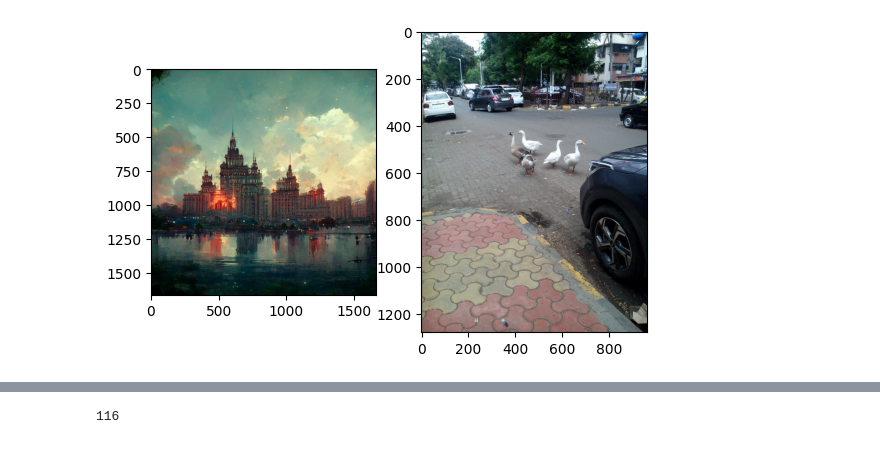
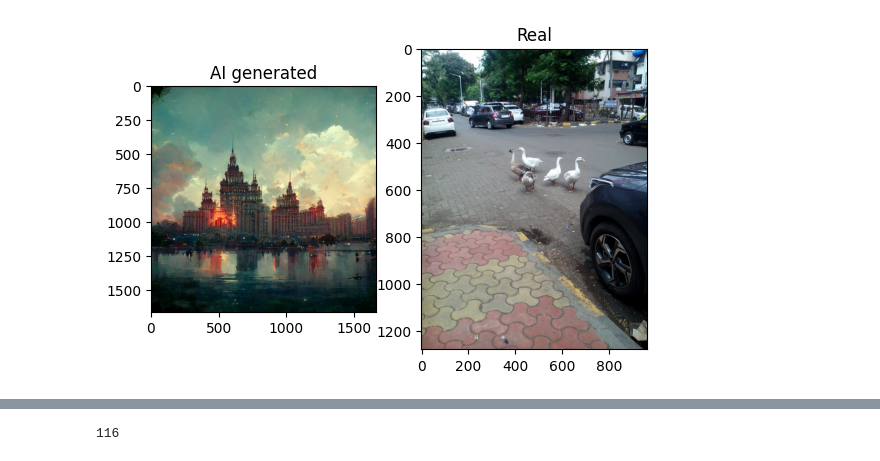
Before and after one commit to hridayK/Detection-of-AI-generated-images, a Jupyter notebook: original_method.ipynb, the cells around one changed output, grey strips where cells are left out. Cells and saved outputs as stored; diff of their text form; code cells hidden in the pictures.

```diff
--- a/original_method.ipynb
+++ b/original_method.ipynb
@@ -13,10 +13,12 @@ from PIL import Image
 # %%
 img1 = Image.open('./test_imgs/fake.png')
 img2 = Image.open('./test_imgs/real.jpg')
 plt.subplot(1,2,1)
 plt.imshow(img1)
+plt.title('AI generated')
 plt.subplot(1,2,2)
 plt.imshow(img2)
+plt.title('Real')
 plt.show()
 # %% [output]
-[figure, old version]
+[figure, new version]
```
Also changed, not shown: parts of 6 cells of this notebook, 5 other files.
